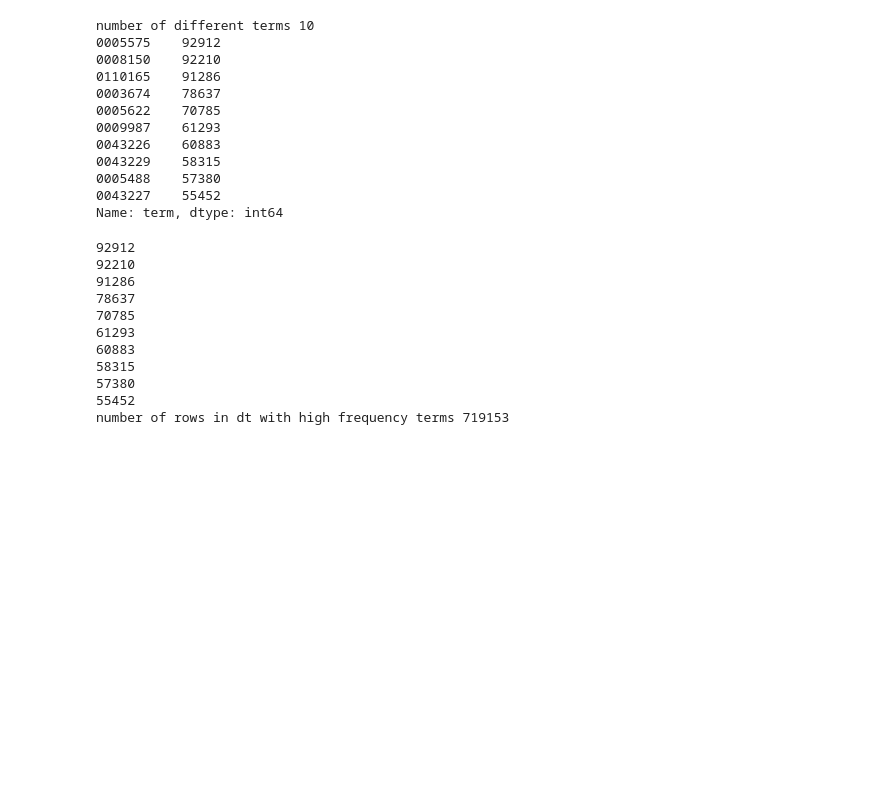
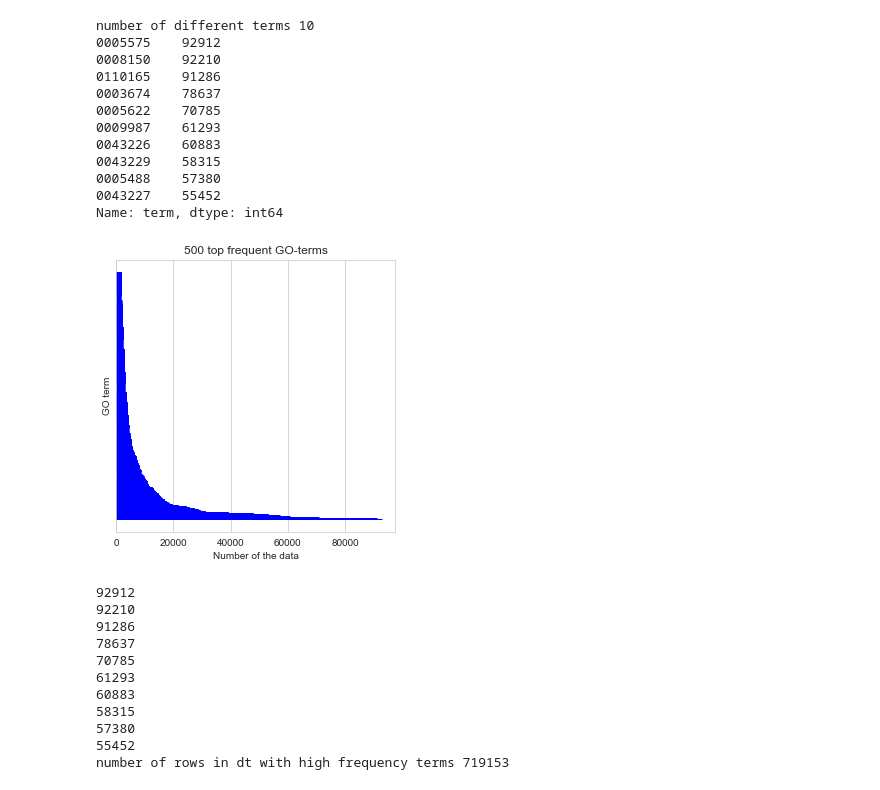
Before and after one commit to Ym012/Protein-prediction, a Jupyter notebook: Code for random forest.ipynb, the cells around one changed output. Saved outputs shown, nothing was run; the diff lists cells and outputs as text; code cells hidden in the pictures; blank space fills up the shorter version.

```diff
--- a/Code for random forest.ipynb
+++ b/Code for random forest.ipynb
@@ -271,6 +315,28 @@ number of different terms 10
 0005488    57380
 0043227    55452
 Name: term, dtype: int64
+# %%
+t = merge['term'].value_counts().sort_values(ascending=False)[:500]
+# %%
+## Making a Figure
+plt.figure(figsize=(5,5))
+
+
+## calling plt.pie
+## Then inputting the group sizes
+plt.barh(t[::-1].keys(), t.values,
+          edgecolor = 'blue'
+      )
+plt.yticks([])
+plt.title('500 top frequent GO-terms')
+plt.xlabel('Number of the data')
+plt.ylabel('GO term')
+
+
+## Displaying the Figure
+plt.show()
+# %% [output]
+[figure, added]
 # %%
 dt = pd.DataFrame()
 for i in tt.index:
```
Also changed, not shown: parts of 15 cells of this notebook.
